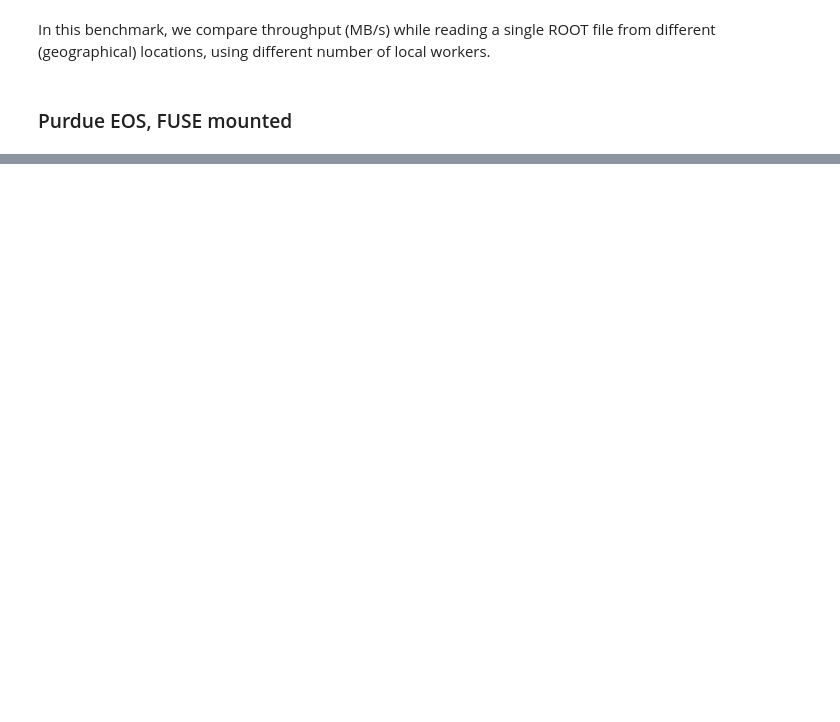
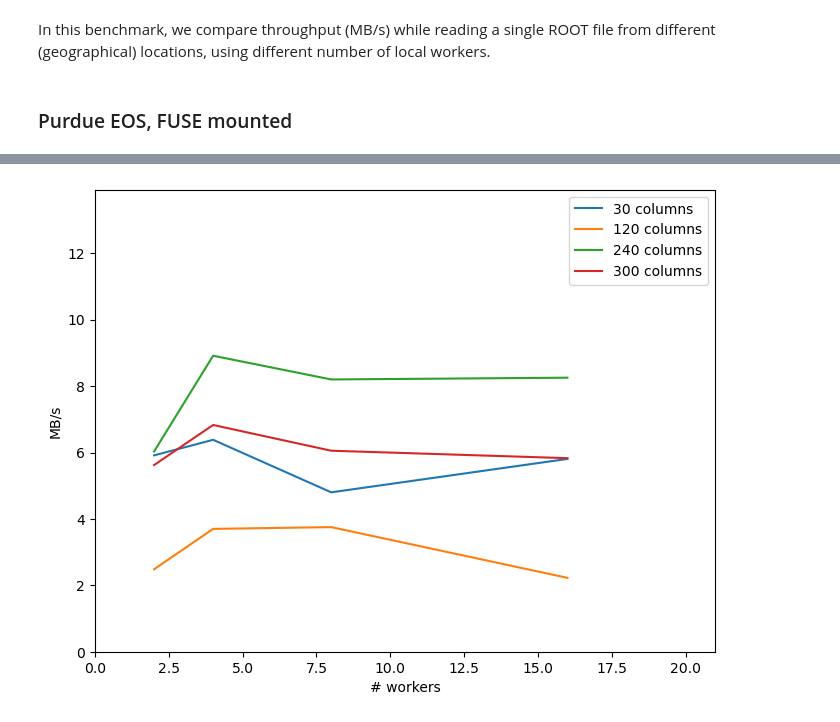
Before and after one commit to PurdueAF/af-benchmark, a Jupyter notebook: notebooks/3.2_Data-locations.ipynb, the cells around one changed output, grey strips where cells are left out. Drawn from its saved outputs; the diff is of its cells as text; code cells hidden in the pictures; blank space fills up the shorter version.

Commit message:
3.2_Data-locations

```diff
--- a/notebooks/3.2_Data-locations.ipynb
+++ b/notebooks/3.2_Data-locations.ipynb
@@ -76,0 +83,28 @@ plt.show()
+# %%
+import os, sys
+sys.path.append(os.getcwd()+"/../af_benchmark")
+from benchmark import Benchmark, run_benchmark
+import numpy as np
+import tqdm
+import time
+from dask_gateway import Gateway
+%env XRD_REQUESTTIMEOUT 300
+
+nworkers_options = [2,4,8,16]
+col_num_options = [30,120,240,300]
+# nworkers_options = [8]
+# col_num_options = [1200]
+
+b = Benchmark("config_3.2.yaml")
+file = b.config["data-access"]["files"][0]
+file = file.replace("/eos/purdue", "root://eos.cms.rcac.purdue.edu:1094/")
+b.config["data-access"]["files"] = [file]
+for nworkers in nworkers_options:
+    for col_num in tqdm.tqdm(col_num_options):
+        b.config["executor"]["n_workers"] = int(nworkers)
+        b.config["processor"]["columns"] = int(col_num)
+        b.reset(keep_cluster=True, reset_workers=True)
+        b.run()
+        b.update_report()
+
+report = b.report_df
@@ -76,0 +130,18 @@ plt.show()
+# %%
+import matplotlib.pyplot as plt
+
+report["MB/s (compressed)"] = report.compressed_bytes/report.process_columns/(1024*1024)
+
+report_by_ncols = report.groupby('n_columns_read')
+
+plt.figure(figsize=(8, 6))
+for ncols, group in report_by_ncols:
+    plt.plot(group.n_workers, group["MB/s (compressed)"], label=f"{ncols} columns")
+
+plt.xlabel('# workers')
+plt.ylabel('MB/s')
+plt.legend()
+plt.xlim(0, report.n_workers.max()+5)
+plt.ylim(0, report['MB/s (compressed)'].max() + 5)
+plt.show()
+# %% [output]
@@ -76,0 +149 @@ plt.show()
+[figure, added]
```
Also changed, not shown: parts of 27 cells of this notebook.
